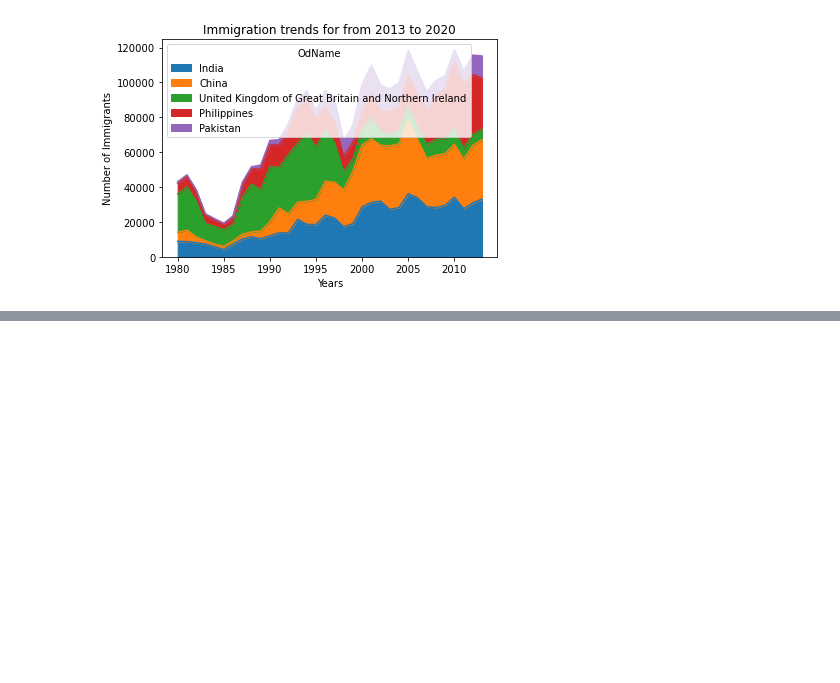
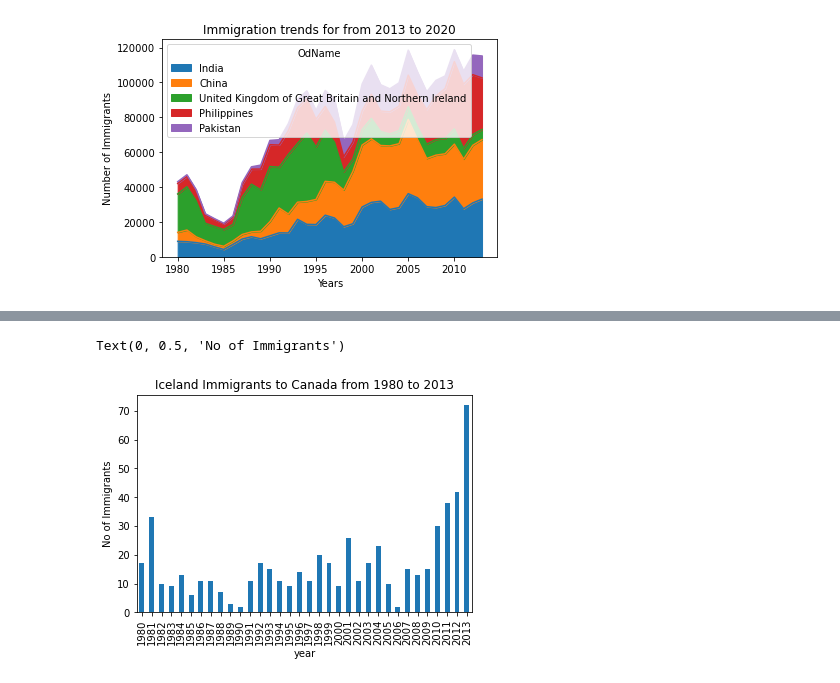
Before and after one commit to viththiananth/Data-Visualization-Using-Python_My-Pursuit, a Jupyter notebook: 2. Matplotlib_Data Visualization with Python_In Class.ipynb, the cells around one changed output, grey strips where cells are left out. Saved outputs shown, nothing was run; the diff lists cells and outputs as text; code cells hidden in the pictures; blank space fills up the shorter version.

```diff
--- a/2. Matplotlib_Data Visualization with Python_In Class.ipynb
+++ b/2. Matplotlib_Data Visualization with Python_In Class.ipynb
@@ -208,0 +280,9 @@ fig.savefig("My Figure")
+# %%
+df_iceland = df_cumulative.loc['Iceland',years]
+df_iceland.plot(kind = 'bar')
+plt.title("Iceland Immigrants to Canada from 1980 to 2013")
+plt.xlabel('year')
+plt.ylabel("No of Immigrants")
+# %% [output]
+Text(0, 0.5, 'No of Immigrants')
+[figure, added]
```
Also changed, not shown: parts of 27 cells of this notebook, 8 other files.
